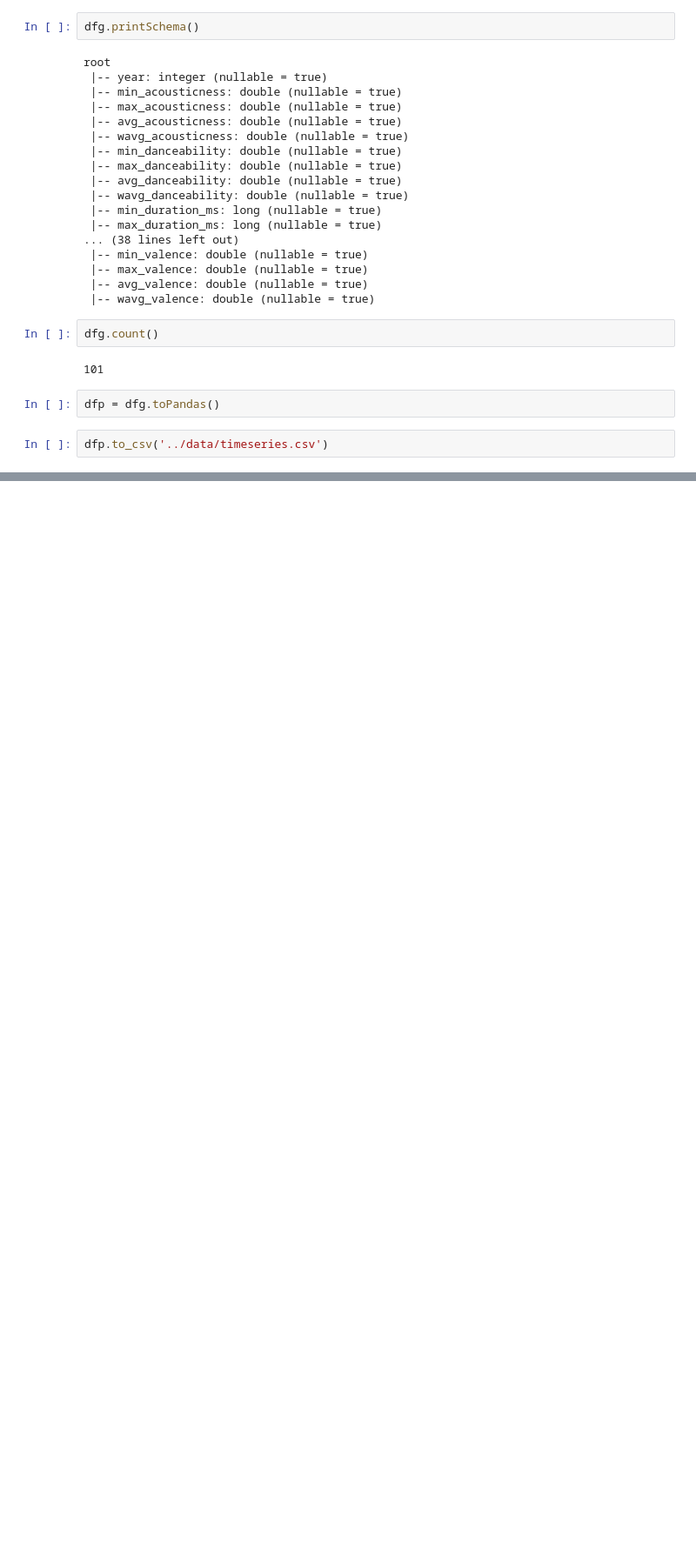
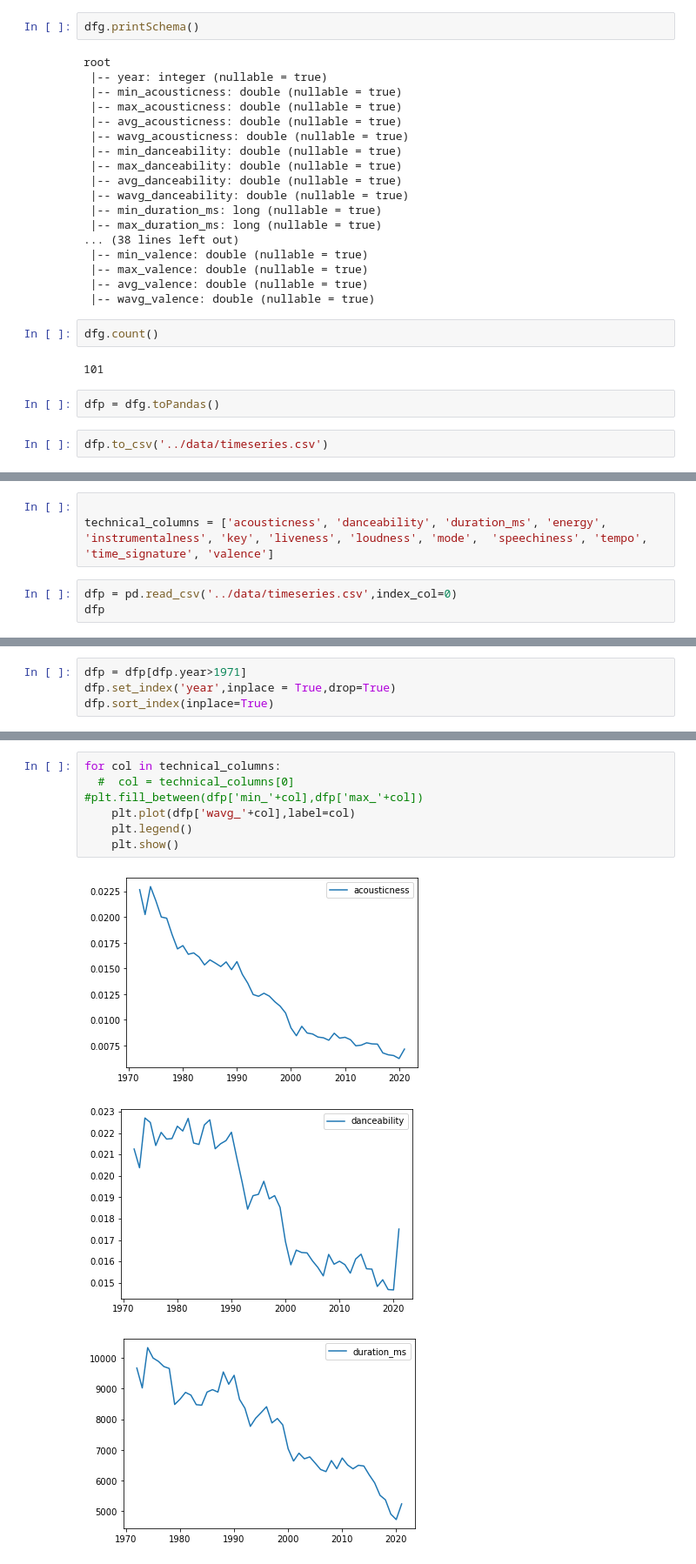
Before and after one commit to carloalbe/Pyspark-Spotify-Analysis, a Jupyter notebook: code/TrendAnalysis.ipynb, the cells around one changed output, grey strips where cells are left out. Shown: that part at 87% size. Saved outputs shown, nothing was run; the diff lists cells and outputs as text; blank space fills up the shorter version.

Commit message:
trends plot

```diff
--- a/code/TrendAnalysis.ipynb
+++ b/code/TrendAnalysis.ipynb
@@ -195,0 +198,6 @@ dfp.to_csv('../data/timeseries.csv')
+# %%
+
+technical_columns = ['acousticness', 'danceability', 'duration_ms', 'energy', 'instrumentalness', 'key', 'liveness', 'loudness', 'mode',  'speechiness', 'tempo', 'time_signature', 'valence']
+# %%
+dfp = pd.read_csv('../data/timeseries.csv',index_col=0)
+dfp
@@ -195,0 +218,4 @@ dfp.to_csv('../data/timeseries.csv')
+# %%
+dfp = dfp[dfp.year>1971]
+dfp.set_index('year',inplace = True,drop=True)
+dfp.sort_index(inplace=True)
@@ -195,0 +290,11 @@ dfp.to_csv('../data/timeseries.csv')
+# %%
+for col in technical_columns:
+  #  col = technical_columns[0]
+#plt.fill_between(dfp['min_'+col],dfp['max_'+col])
+    plt.plot(dfp['wavg_'+col],label=col)
+    plt.legend()
+    plt.show()
+# %% [output]
+[figure, added]
+[figure, added]
+[figure, added]
```
Also changed, not shown: parts of 7 cells of this notebook.
